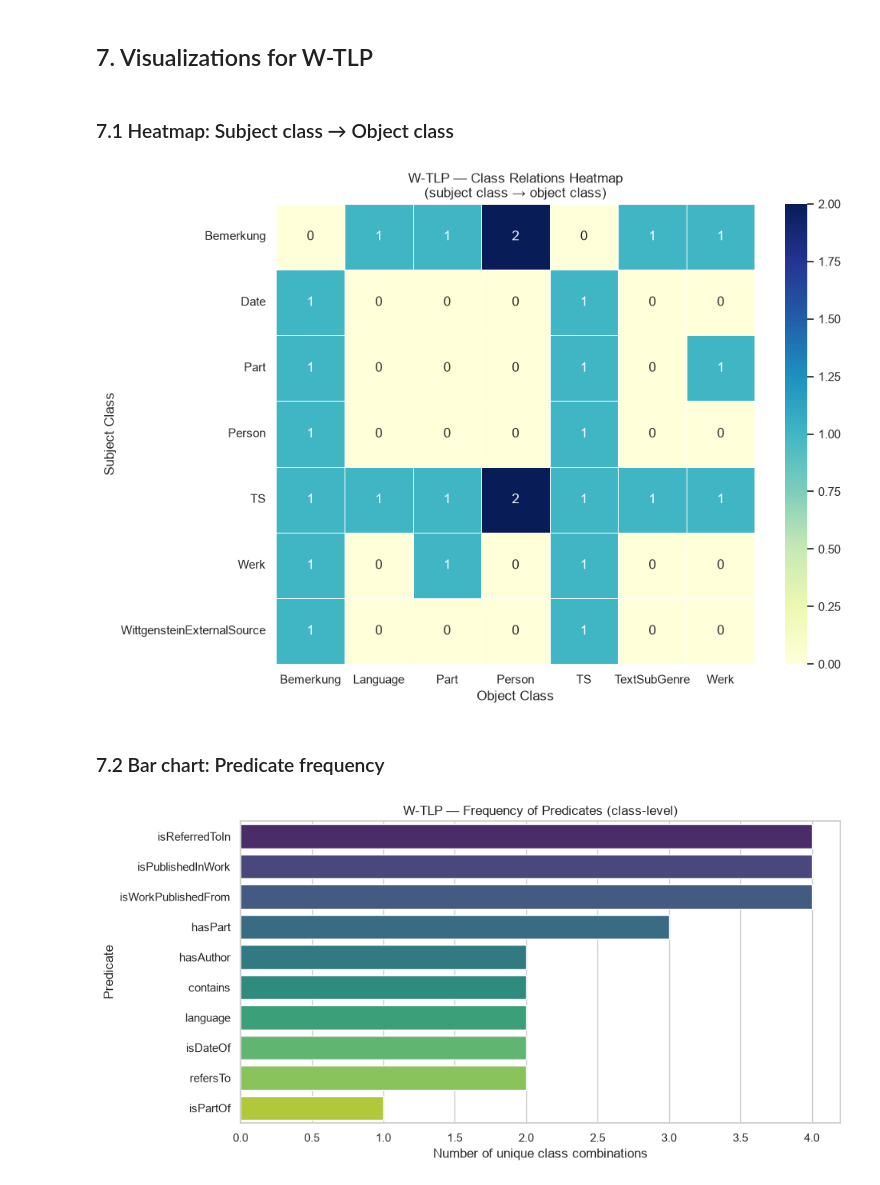
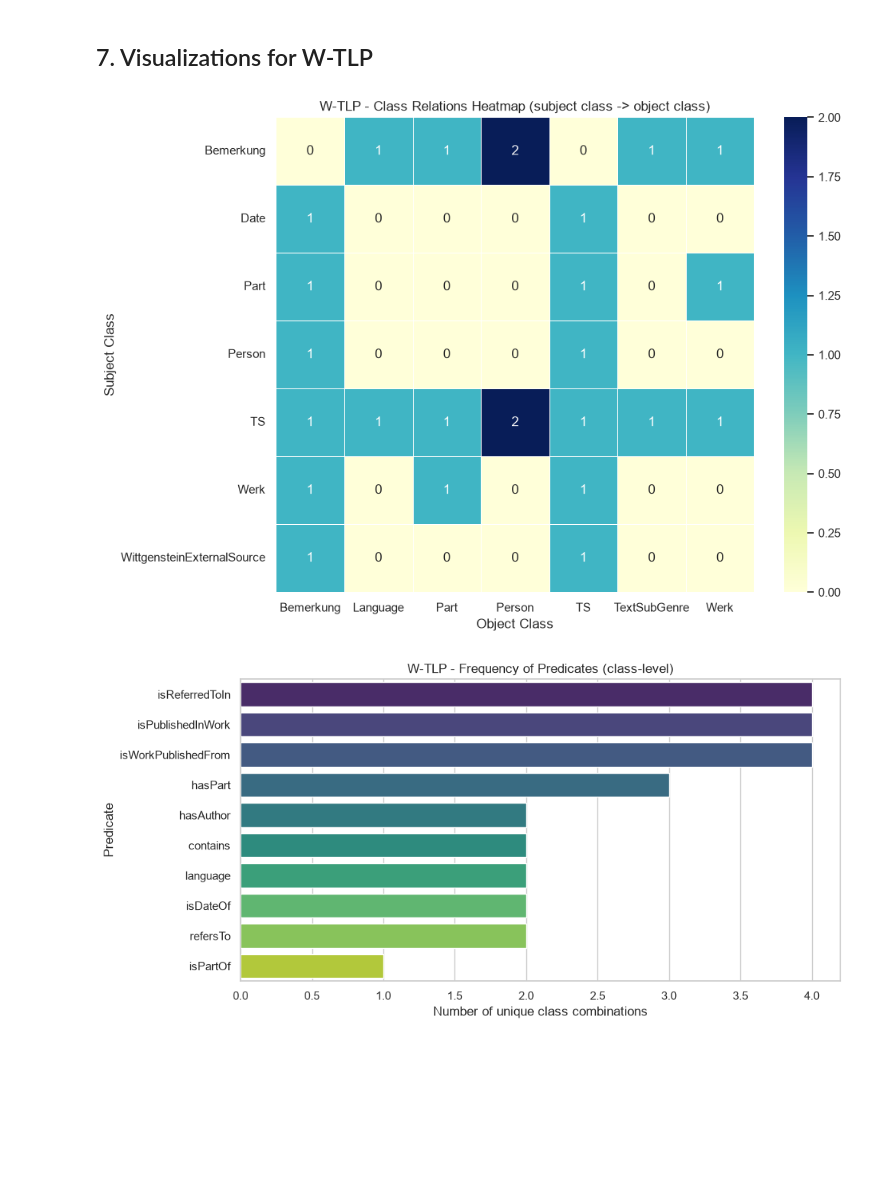
Before and after one commit to i4444i4444/OWL-ontology-align, a Jupyter notebook: tractatus-alignment/notebooks/inspect_wab.ipynb, the cells around one changed output. Cells and saved outputs as stored; diff of their text form; code cells hidden in the pictures; blank space fills up the shorter version.

```diff
--- a/tractatus-alignment/notebooks/inspect_wab.ipynb
+++ b/tractatus-alignment/notebooks/inspect_wab.ipynb
@@ -230,32 +230,28 @@ display(
 # %% [markdown]
 ## 7. Visualizations for W-TLP
-# %% [markdown]
-### 7.1 Heatmap: Subject class → Object class
 # %%
 heatmap_data = (
     relations_df
     .groupby(["subject_class", "object_class"])
     .size()
     .unstack(fill_value=0)
 )
 
 plt.figure(figsize=(10, 7))
 sns.heatmap(
     heatmap_data,
     annot=True,
     fmt="d",
     cmap="YlGnBu",
     linewidths=0.5
 )
-plt.title("W-TLP — Class Relations Heatmap\n(subject class → object class)")
+plt.title("W-TLP - Class Relations Heatmap (subject class -> object class)")
 plt.xlabel("Object Class")
 plt.ylabel("Subject Class")
 plt.tight_layout()
 plt.show()
 # %% [output]
-[figure, old version]
+[figure, new version]
-# %% [markdown]
-### 7.2 Bar chart: Predicate frequency
 # %%
 plt.figure(figsize=(10, 5))
 sns.barplot(
```
Also changed, not shown: parts of 7 cells of this notebook, 2 other files.
